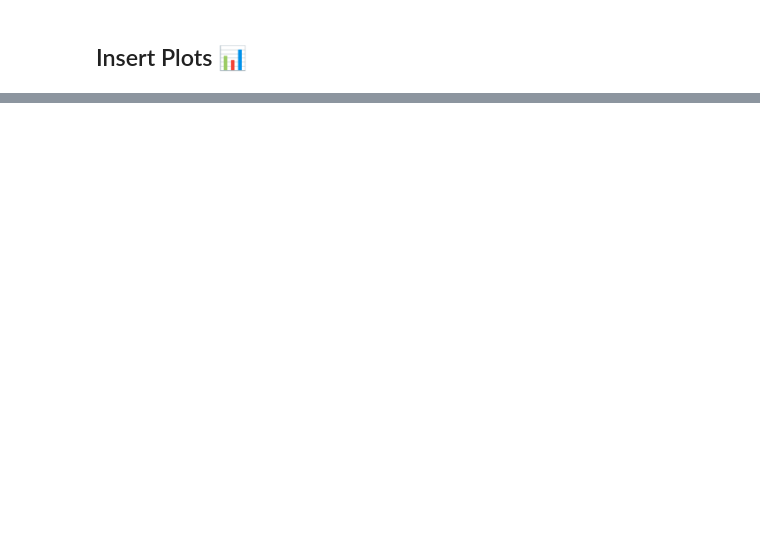
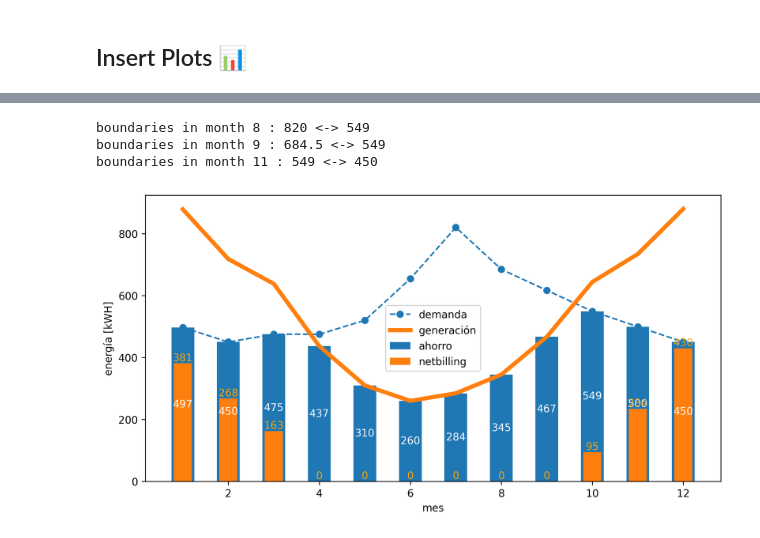
Before and after one commit to ccnmagnoo/energy-report-modeler, a Jupyter notebook: main.ipynb, the cells around one changed output, grey strips where cells are left out. Drawn from its saved outputs; the diff is of its cells as text; code cells hidden in the pictures; blank space fills up the shorter version.

```diff
--- a/main.ipynb
+++ b/main.ipynb
@@ -398,18 +366,26 @@ plt.savefig(PATH+'plot_components_production'+'.png',dpi=300)
 # %%
 #plot_production_performance
+performance = project.performance(consumptions=['main'],cost_increment=None)
+production_performance = performance[['month','consumption','generation','netbilling','savings']]
+
 plt.figure(figsize=(10,5),dpi=300)
 p = plt.subplot()
 x = production_performance['month']
 p.plot(x,production_performance['consumption'],'o--',label='demanda')
 p.plot(x,production_performance['generation'],label='generación',linewidth=4)
 sv=p.bar(x,production_performance['savings'],label='ahorro',width=0.5)
 nb= p.bar(x,production_performance['netbilling'],label='netbilling',width=0.4)
 p.bar_label(sv,label_type='center',fmt='%.0f',color='w')
 p.bar_label(nb,label_type='edge',fmt='%.0f', color='orange')
 
 p.set_xlabel('mes'), p.set_ylabel('energía [kWH]')
 plt.legend()
 plt.savefig(PATH+'plot_production_performance'+'.png',dpi=300)
+# %% [output]
+boundaries in month 8 : 820 <-> 549
+boundaries in month 9 : 684.5 <-> 549
+boundaries in month 11 : 549 <-> 450
+[figure, added]
 # %%
 #plot_performance_frequency
 
```
Also changed, not shown: parts of 26 cells of this notebook.
